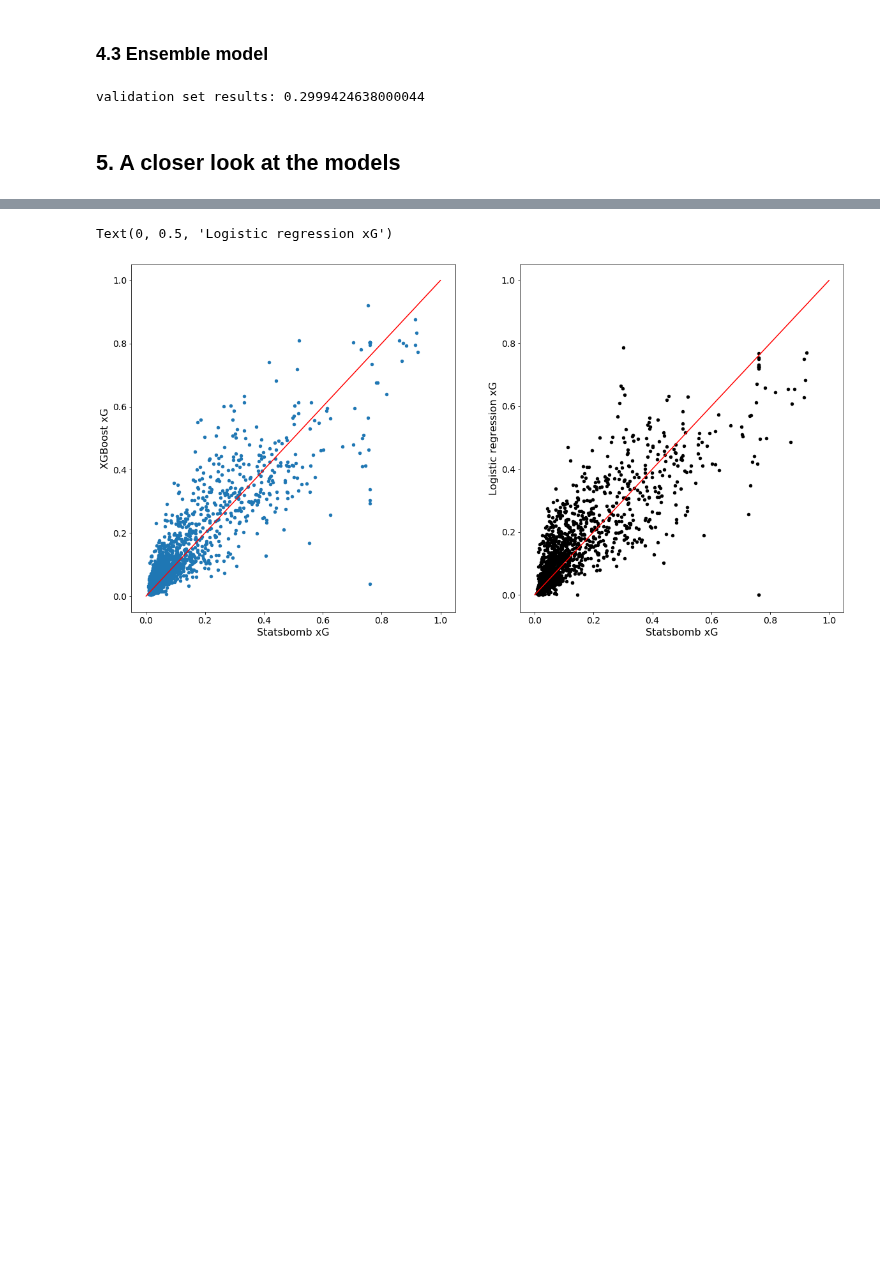
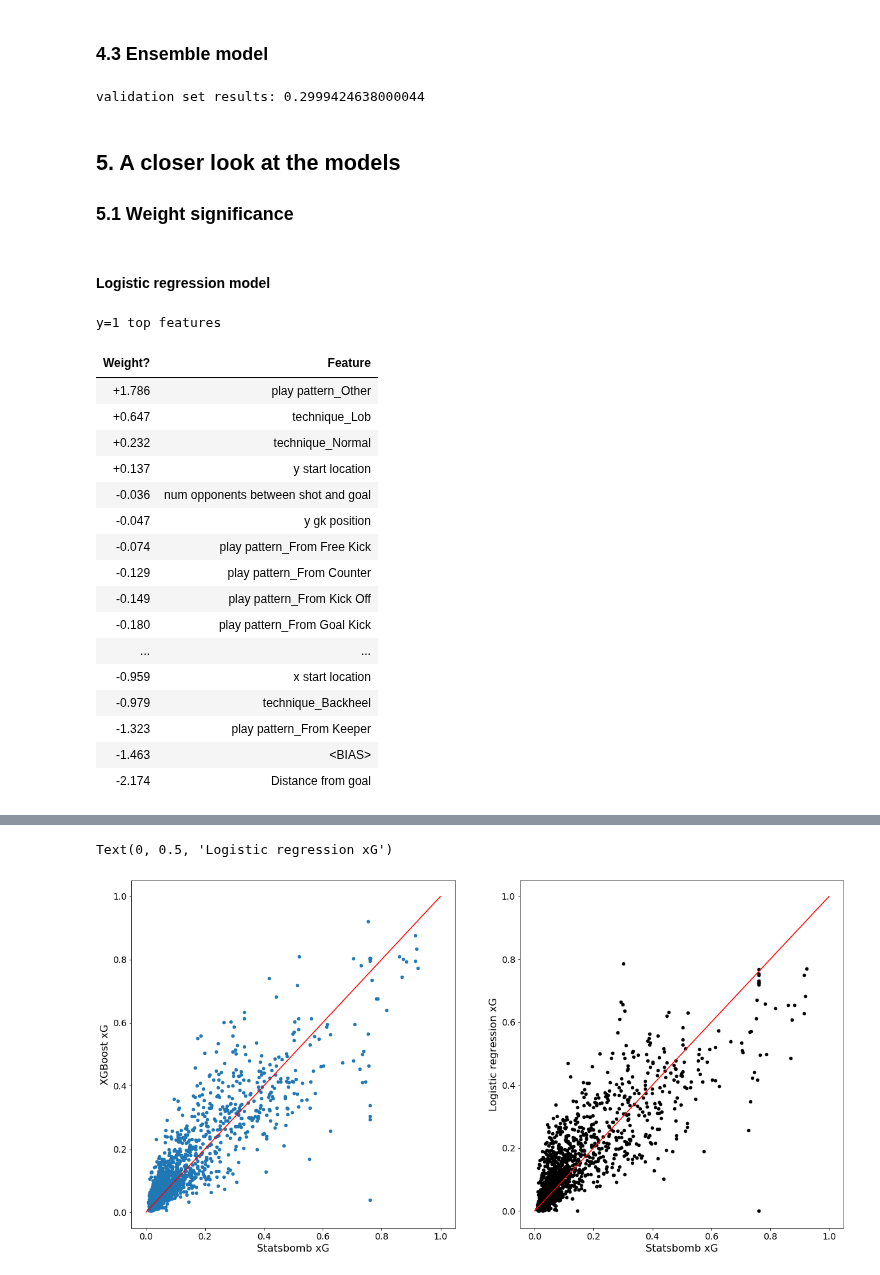
Before and after one commit to RobBlumberg/xg_model, a Jupyter notebook: src/xg_model.ipynb, the cells around one changed output, grey strips where cells are left out. Cells and saved outputs as stored; diff of their text form; code cells hidden in the pictures; blank space fills up the shorter version.

```diff
--- a/src/xg_model.ipynb
+++ b/src/xg_model.ipynb
@@ -826,3 +829,28 @@ print("validation set results: {0}".format(log_loss(y_valid, y_valid_pred, norma
 validation set results: 0.2999424638000044
 # %% [markdown]
 ## 5. A closer look at the models
+
+### 5.1 Weight significance
+# %% [markdown]
+#### Logistic regression model
+# %%
+eli5.explain_weights(cv_results["logistic reg"][1], feature_names = np.array(all_features_transformed), top=100)
+# %% [output]
+y=1 top features
+| Weight? | Feature |
+| +1.786 | play pattern_Other |
+| +0.647 | technique_Lob |
+| +0.232 | technique_Normal |
+| +0.137 | y start location |
+| -0.036 | num opponents between shot and goal |
+| -0.047 | y gk position |
+| -0.074 | play pattern_From Free Kick |
+| -0.129 | play pattern_From Counter |
+| -0.149 | play pattern_From Kick Off |
+| -0.180 | play pattern_From Goal Kick |
+| ... | ... |
+| -0.959 | x start location |
+| -0.979 | technique_Backheel |
+| -1.323 | play pattern_From Keeper |
+| -1.463 | <BIAS> |
+| -2.174 | Distance from goal |
```
Also changed, not shown: parts of 4 cells of this notebook.
